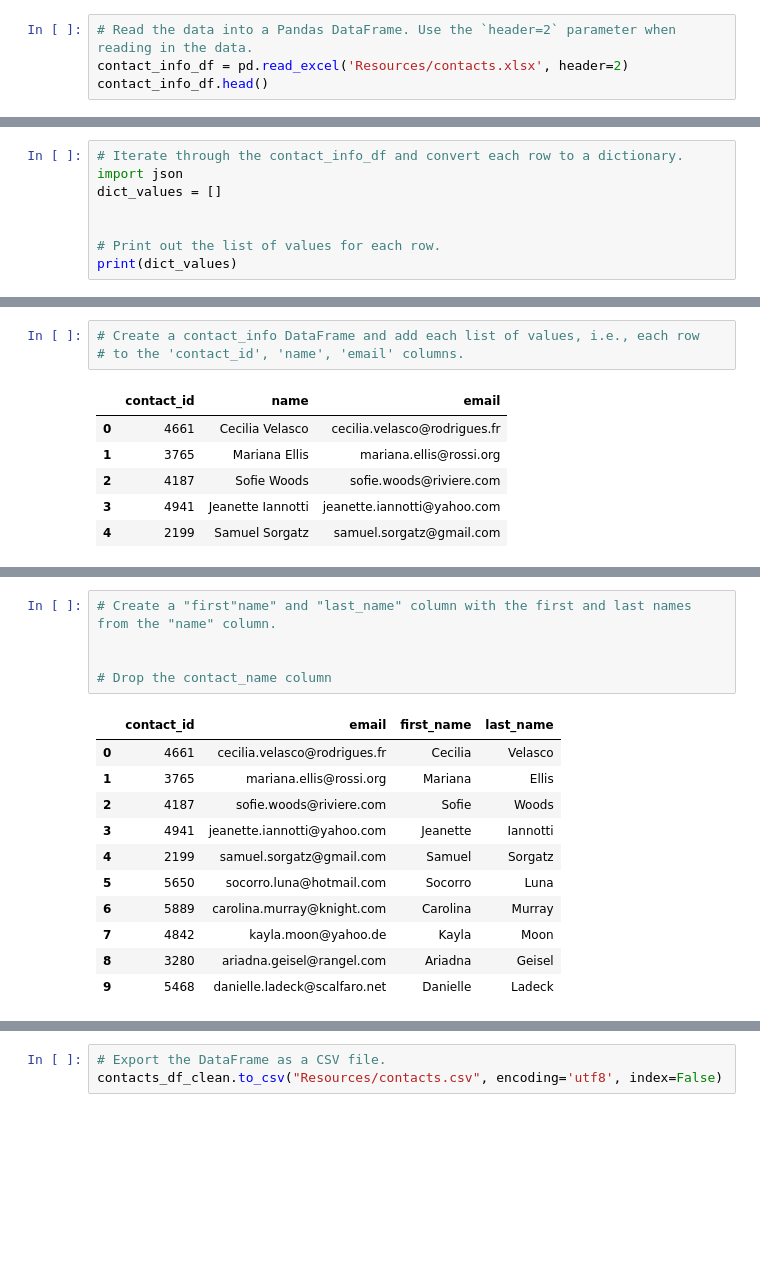
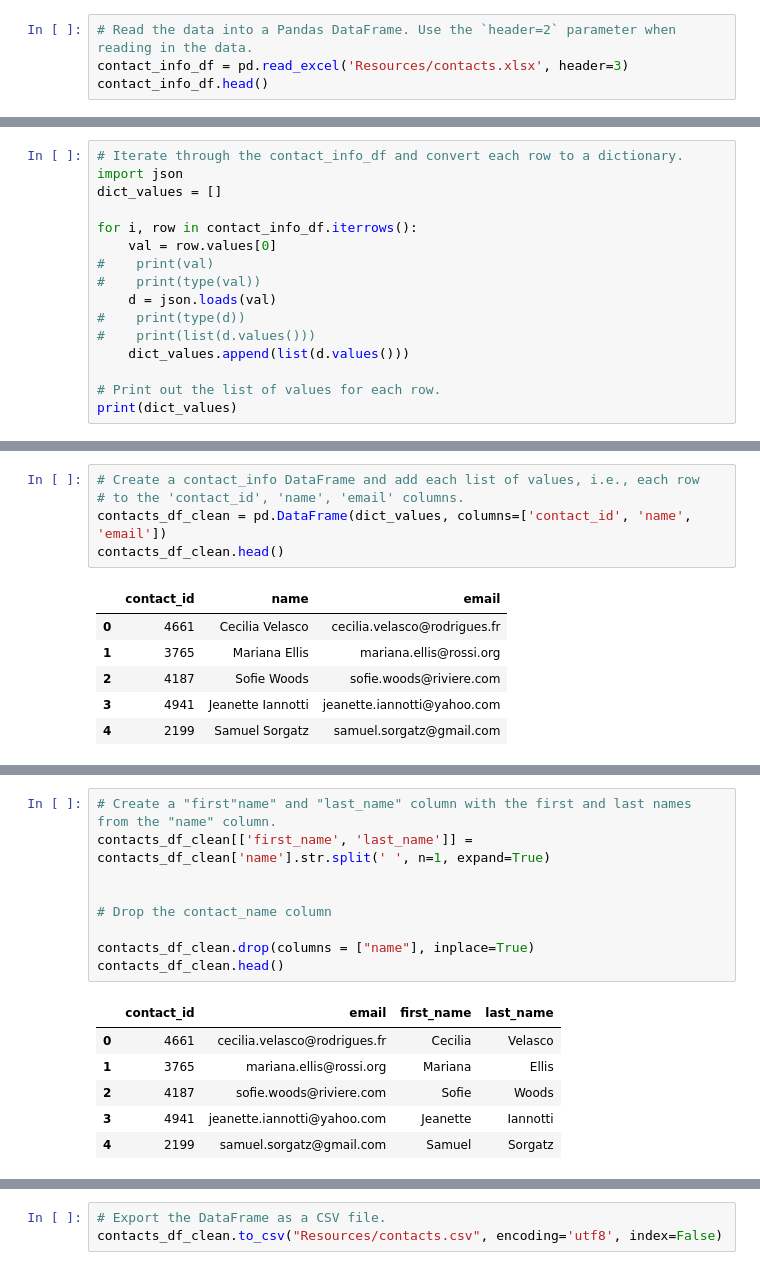
Before and after one commit to cmpallavi/Crowdfunding_ETL, a Jupyter notebook: ETL_Mini_Project_PDeshmukh.ipynb, the cells around one changed output, grey strips where cells are left out. Drawn from its saved outputs; the diff is of its cells as text; blank space fills up the shorter version.

```diff
--- a/ETL_Mini_Project_PDeshmukh.ipynb
+++ b/ETL_Mini_Project_PDeshmukh.ipynb
@@ -280,7 +280,7 @@ campaign_cleaned.to_csv("Resources/campaign.csv", index=False)
 ### Extract the contacts.xlsx Data.
 # %%
 # Read the data into a Pandas DataFrame. Use the `header=2` parameter when reading in the data.
-contact_info_df = pd.read_excel('Resources/contacts.xlsx', header=2)
+contact_info_df = pd.read_excel('Resources/contacts.xlsx', header=3)
 contact_info_df.head()
 # %% [output]
 |  | contact_info |
@@ -306,6 +306,14 @@ Then export the DataFrame as a `contacts.csv` CSV file.
 import json
 dict_values = []
 
+for i, row in contact_info_df.iterrows():
+    val = row.values[0]
+#    print(val)
+#    print(type(val))
+    d = json.loads(val)
+#    print(type(d))
+#    print(list(d.values()))
+    dict_values.append(list(d.values()))
 
 # Print out the list of values for each row.
 print(dict_values)
@@ -314,6 +322,8 @@ print(dict_values)
 # %%
 # Create a contact_info DataFrame and add each list of values, i.e., each row
 # to the 'contact_id', 'name', 'email' columns.
+contacts_df_clean = pd.DataFrame(dict_values, columns=['contact_id', 'name', 'email'])
+contacts_df_clean.head()
 # %% [output]
 |  | contact_id | name | email |
 | 0 | 4661 | Cecilia Velasco | cecilia.velasco@rodrigues.fr |
@@ -336,20 +347,19 @@ dtypes: int64(1), object(2)
 memory usage: 23.6+ KB
 # %%
 # Create a "first"name" and "last_name" column with the first and last names from the "name" column.
+contacts_df_clean[['first_name', 'last_name']] = contacts_df_clean['name'].str.split(' ', n=1, expand=True)
 
 
 # Drop the contact_name column
+
+contacts_df_clean.drop(columns = ["name"], inplace=True)
+contacts_df_clean.head()
 # %% [output]
 |  | contact_id | email | first_name | last_name |
 | 0 | 4661 | cecilia.velasco@rodrigues.fr | Cecilia | Velasco |
 | 1 | 3765 | mariana.ellis@rossi.org | Mariana | Ellis |
 | 2 | 4187 | sofie.woods@riviere.com | Sofie | Woods |
 | 3 | 4941 | jeanette.iannotti@yahoo.com | Jeanette | Iannotti |
 | 4 | 2199 | samuel.sorgatz@gmail.com | Samuel | Sorgatz |
-| 5 | 5650 | socorro.luna@hotmail.com | Socorro | Luna |
-| 6 | 5889 | carolina.murray@knight.com | Carolina | Murray |
-| 7 | 4842 | kayla.moon@yahoo.de | Kayla | Moon |
-| 8 | 3280 | ariadna.geisel@rangel.com | Ariadna | Geisel |
-| 9 | 5468 | danielle.ladeck@scalfaro.net | Danielle | Ladeck |
 # %%
 # Reorder the columns
```
Also changed, not shown: parts of 12 cells of this notebook.
